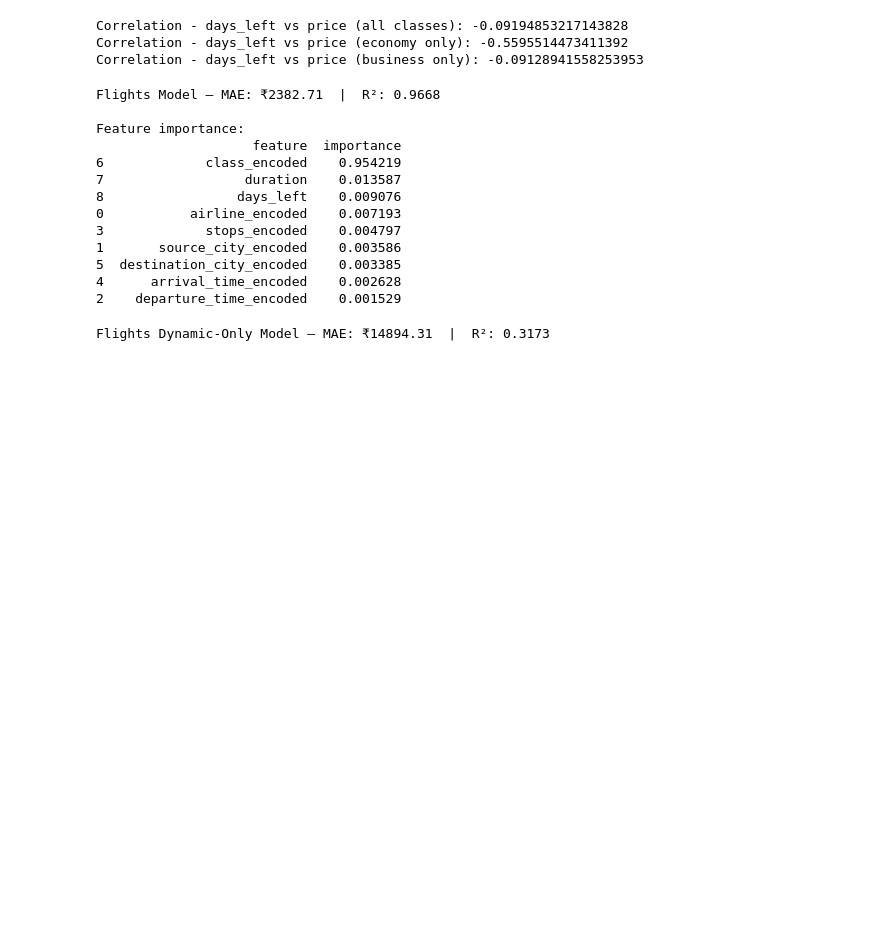
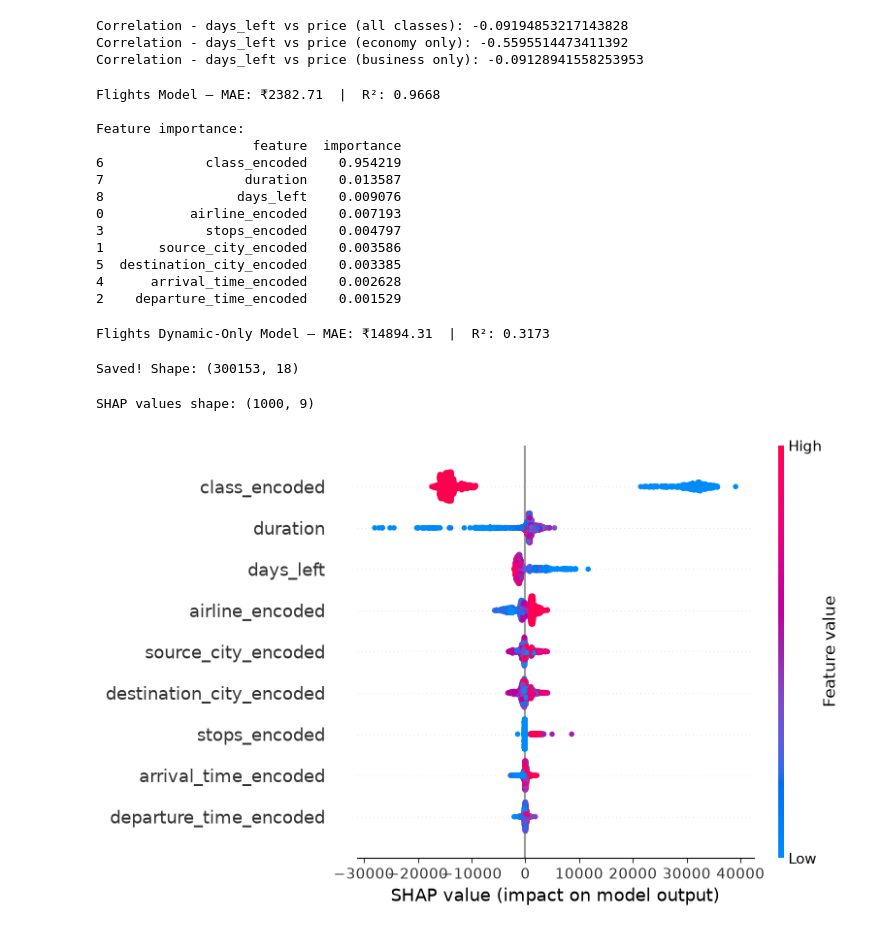
Before and after one commit to parasparte12/dynamic-pricing-genai, a Jupyter notebook: notebooks/eda_flights.ipynb, the cells around one changed output. Saved outputs shown, nothing was run; the diff lists cells and outputs as text; code cells hidden in the pictures; blank space fills up the shorter version.

Commit message:
Add SHAP explainability to flights model, mirroring cab model

```diff
--- a/notebooks/eda_flights.ipynb
+++ b/notebooks/eda_flights.ipynb
@@ -166,3 +166,26 @@ r2_dyn_f = r2_score(y_test_dyn_f, y_pred_dyn_f)
 print(f"Flights Dynamic-Only Model — MAE: ₹{mae_dyn_f:.2f}  |  R²: {r2_dyn_f:.4f}")
 # %% [output]
 Flights Dynamic-Only Model — MAE: ₹14894.31  |  R²: 0.3173
+# %%
+flights_df.to_csv('../data/flights/flights_cleaned_features.csv', index=False)
+print("Saved! Shape:", flights_df.shape)
+# %% [output]
+Saved! Shape: (300153, 18)
+# %%
+import shap
+
+explainer_flights = shap.TreeExplainer(model_flights)
+
+sample_flights = X_test_f.sample(n=1000, random_state=42)
+shap_values_flights = explainer_flights.shap_values(sample_flights)
+
+print("SHAP values shape:", shap_values_flights.shape)
+# %% [output]
+SHAP values shape: (1000, 9)
+# %%
+shap.summary_plot(shap_values_flights, sample_flights, show=False)
+plt.tight_layout()
+plt.savefig('../notebooks/shap_summary_flights.png', dpi=150, bbox_inches='tight')
+plt.show()
+# %% [output]
+[figure, added]
```
Also changed, not shown: parts of 1 cell of this notebook, 1 other file.
